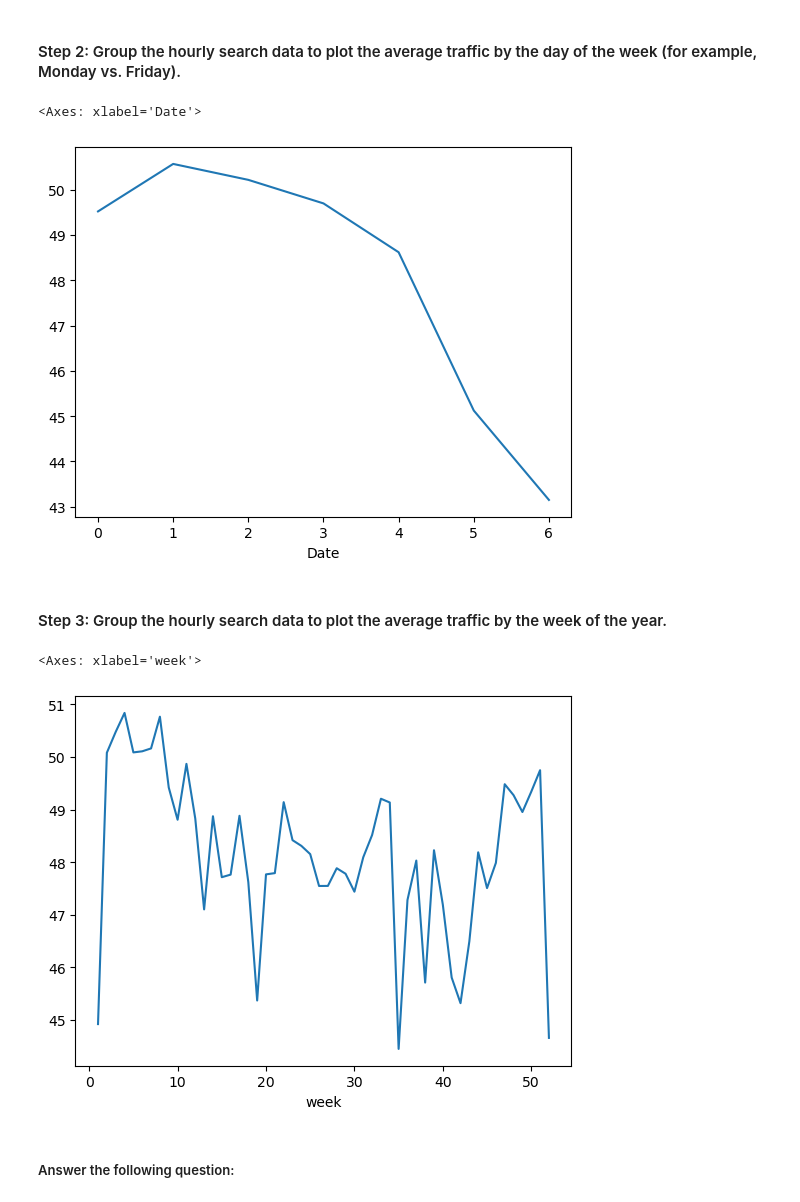
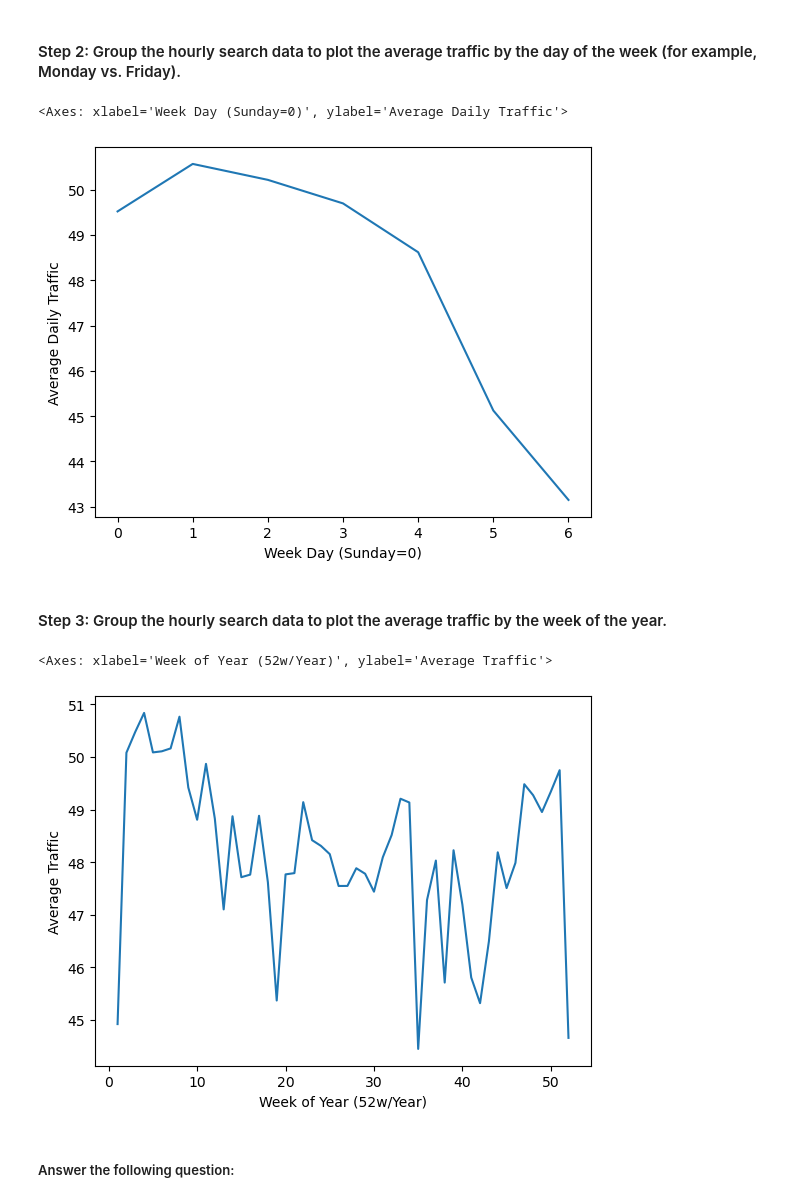
Before and after one commit to SAG-GithubApprentice/prophet-challenge, a Jupyter notebook: forecasting_net_prophet.ipynb, the cells around one changed output. Cells and saved outputs as stored; diff of their text form; code cells hidden in the pictures.

```diff
--- a/forecasting_net_prophet.ipynb
+++ b/forecasting_net_prophet.ipynb
@@ -174,24 +173,26 @@ average_traffic_by_hour.plot()
 # %% [markdown]
 #### Step 2: Group the hourly search data to plot the average traffic by the day of the week (for example, Monday vs. Friday).
 # %%
-# Group the hourly search data to plot the average traffic by the day of week
+# Grouped the hourly search data to plot the average traffic by the day of week
 average_traffic_by_day = df_mercado_trends.groupby(df_mercado_trends.index.day_of_week)['Search Trends'].mean()
 
-average_traffic_by_day.plot()
+# Plotted the graph using .plot(), added in labels for better context
+average_traffic_by_day.plot(xlabel='Week Day (Sunday=0)', ylabel='Average Daily Traffic')
 # %% [output]
-<Axes: xlabel='Date'>
+<Axes: xlabel='Week Day (Sunday=0)', ylabel='Average Daily Traffic'>
-[figure, old version]
+[figure, new version]
 # %% [markdown]
 #### Step 3: Group the hourly search data to plot the average traffic by the week of the year.
 # %%
-# Group the hourly search data to plot the average traffic by the week of the year
+# Grouped the hourly search data to plot the average traffic by the week of the year (woy)
 # 'weekofyear' is being depreciated, so I used .isocalenar().week instead
 average_traffic_by_woy = df_mercado_trends.groupby(df_mercado_trends.index.isocalendar().week)['Search Trends'].mean()
 
-average_traffic_by_woy.plot()
+# Plotted the graph using .plot(), added labels for better context
+average_traffic_by_woy.plot(xlabel='Week of Year (52w/Year)', ylabel='Average Traffic')
 # %% [output]
-<Axes: xlabel='week'>
+<Axes: xlabel='Week of Year (52w/Year)', ylabel='Average Traffic'>
-[figure, old version]
+[figure, new version]
 # %% [markdown]
 ##### Answer the following question:
 # %% [markdown]
```
Also changed, not shown: parts of 31 cells of this notebook.
